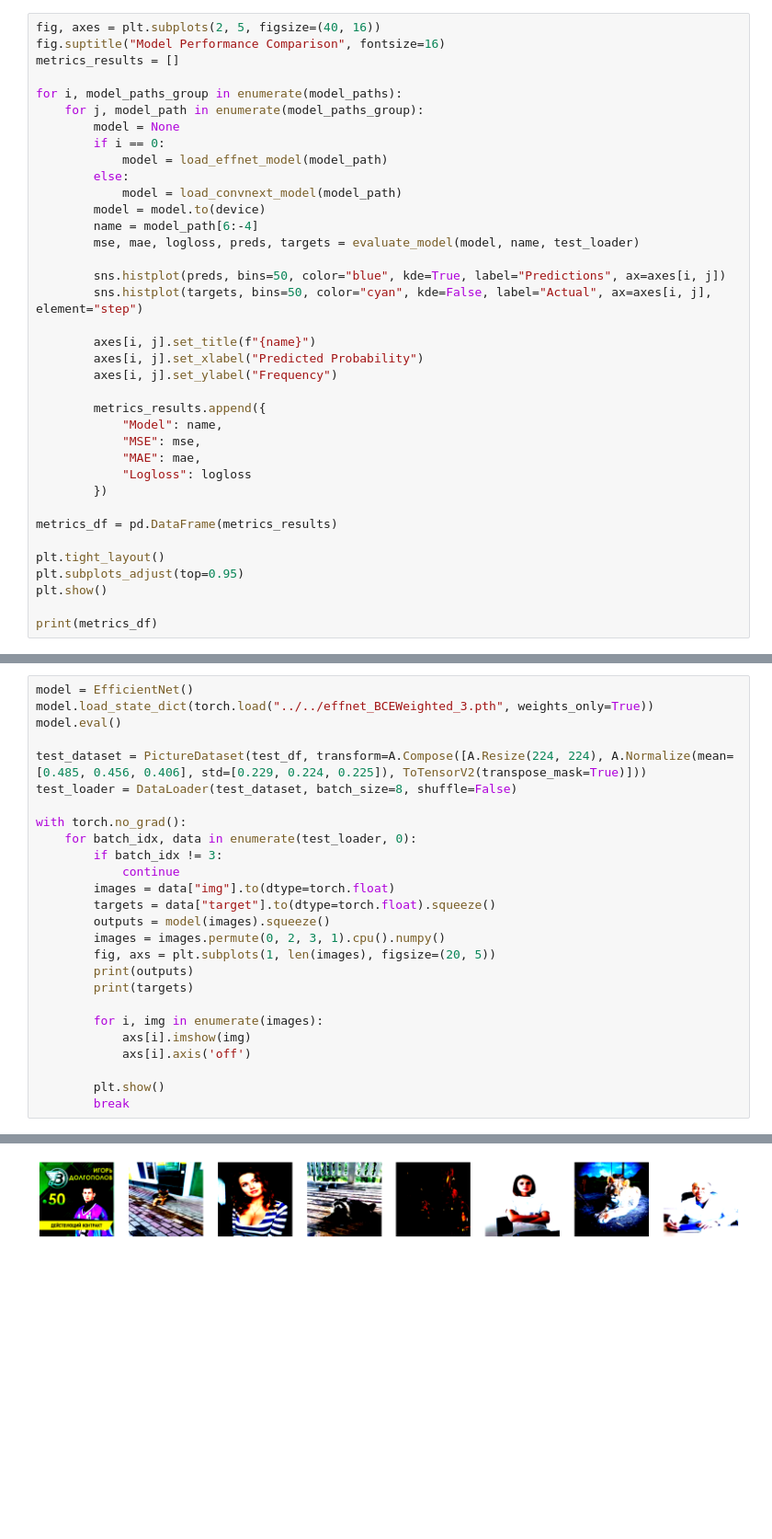
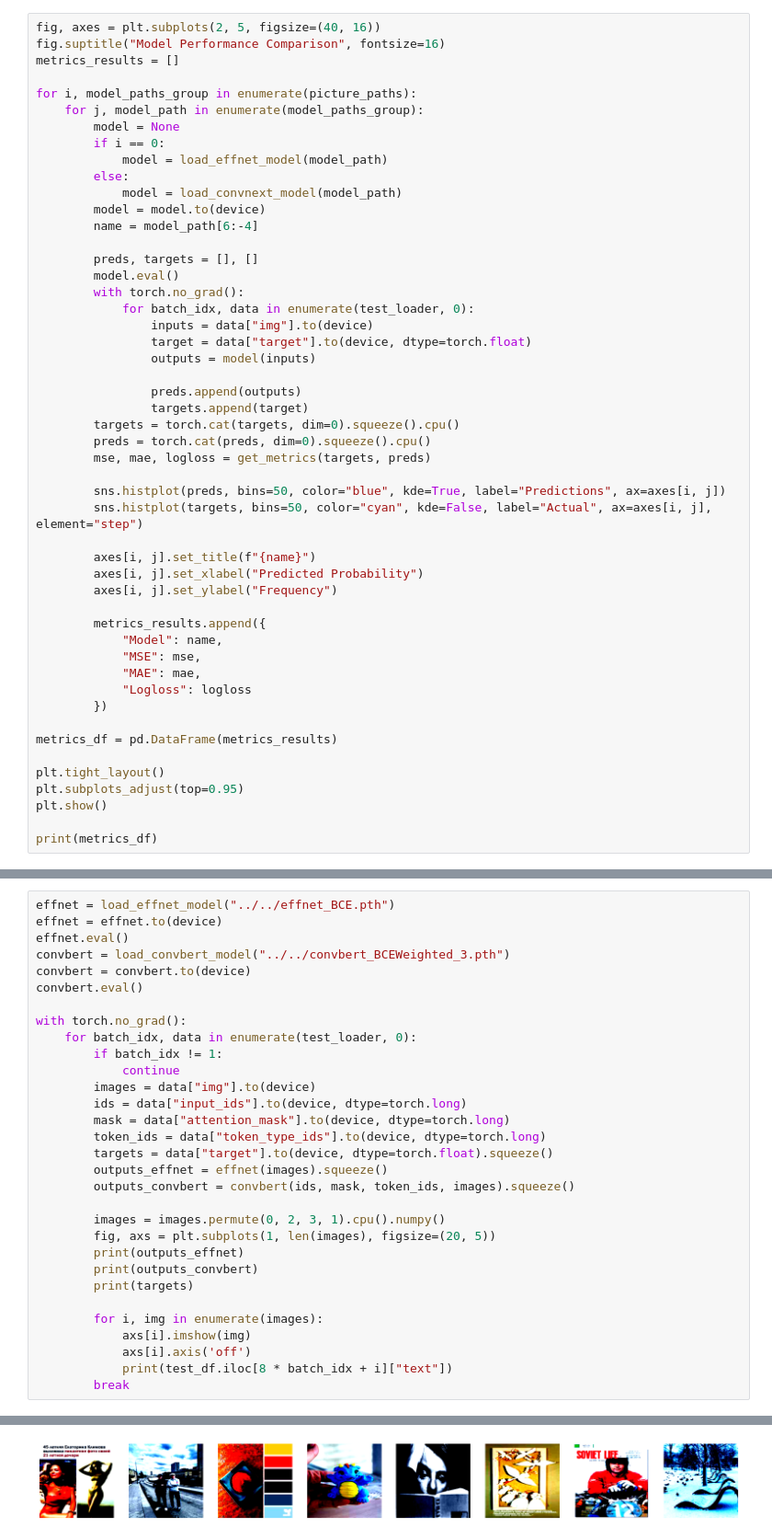
Before and after one commit to Octopupu5/vk-lab-test, a Jupyter notebook: recsys/visualizing_models.ipynb, the cells around one changed output, grey strips where cells are left out. Shown at 92% size. Cells and saved outputs as stored; diff of their text form; blank space fills up the shorter version.

```diff
--- a/recsys/visualizing_models.ipynb
+++ b/recsys/visualizing_models.ipynb
@@ -82,7 +58,7 @@ fig, axes = plt.subplots(2, 5, figsize=(40, 16))
 fig.suptitle("Model Performance Comparison", fontsize=16)
 metrics_results = []
 
-for i, model_paths_group in enumerate(model_paths):
+for i, model_paths_group in enumerate(picture_paths):
     for j, model_path in enumerate(model_paths_group):
         model = None
         if i == 0:
@@ -91,7 +67,20 @@ for i, model_paths_group in enumerate(model_paths):
             model = load_convnext_model(model_path)
         model = model.to(device)
         name = model_path[6:-4]
-        mse, mae, logloss, preds, targets = evaluate_model(model, name, test_loader)
+
+        preds, targets = [], []
+        model.eval()
+        with torch.no_grad():
+            for batch_idx, data in enumerate(test_loader, 0):
+                inputs = data["img"].to(device)
+                target = data["target"].to(device, dtype=torch.float)
+                outputs = model(inputs)
+
+                preds.append(outputs)
+                targets.append(target)
+        targets = torch.cat(targets, dim=0).squeeze().cpu()
+        preds = torch.cat(preds, dim=0).squeeze().cpu()
+        mse, mae, logloss = get_metrics(targets, preds)
 
         sns.histplot(preds, bins=50, color="blue", kde=True, label="Predictions", ax=axes[i, j])
         sns.histplot(targets, bins=50, color="cyan", kde=False, label="Actual", ax=axes[i, j], element="step")
@@ -135,28 +180,33 @@ Using cache found in /home/vivy/.cache/torch/hub/NVIDIA_DeepLearningExamples_tor
 # %%
-model = EfficientNet()
-model.load_state_dict(torch.load("../../effnet_BCEWeighted_3.pth", weights_only=True))
-model.eval()
-
-test_dataset = PictureDataset(test_df, transform=A.Compose([A.Resize(224, 224), A.Normalize(mean=[0.485, 0.456, 0.406], std=[0.229, 0.224, 0.225]), ToTensorV2(transpose_mask=True)]))
-test_loader = DataLoader(test_dataset, batch_size=8, shuffle=False)
+effnet = load_effnet_model("../../effnet_BCE.pth")
+effnet = effnet.to(device)
+effnet.eval()
+convbert = load_convbert_model("../../convbert_BCEWeighted_3.pth")
+convbert = convbert.to(device)
+convbert.eval()
 
 with torch.no_grad():
     for batch_idx, data in enumerate(test_loader, 0):
-        if batch_idx != 3:
+        if batch_idx != 1:
             continue
-        images = data["img"].to(dtype=torch.float)
-        targets = data["target"].to(dtype=torch.float).squeeze()
-        outputs = model(images).squeeze()
+        images = data["img"].to(device)
+        ids = data["input_ids"].to(device, dtype=torch.long)
+        mask = data["attention_mask"].to(device, dtype=torch.long)
+        token_ids = data["token_type_ids"].to(device, dtype=torch.long)
+        targets = data["target"].to(device, dtype=torch.float).squeeze()
+        outputs_effnet = effnet(images).squeeze()
+        outputs_convbert = convbert(ids, mask, token_ids, images).squeeze()
+
         images = images.permute(0, 2, 3, 1).cpu().numpy()
         fig, axs = plt.subplots(1, len(images), figsize=(20, 5))
-        print(outputs)
+        print(outputs_effnet)
+        print(outputs_convbert)
         print(targets)
 
         for i, img in enumerate(images):
             axs[i].imshow(img)
             axs[i].axis('off')
-
-        plt.show()
+            print(test_df.iloc[8 * batch_idx + i]["text"])
         break
 # %% [output]
 Using cache found in /home/vivy/.cache/torch/hub/NVIDIA_DeepLearningExamples_torchhub
@@ -173 +235 @@ tensor([0.0125, 0.0090, 0.0113, 0.0574, 0.0379, 0.0187, 0.0095, 0.2159])
-[figure, old version]
+[figure, new version]
```
Also changed, not shown: parts of 10 cells of this notebook, 9 other files.
